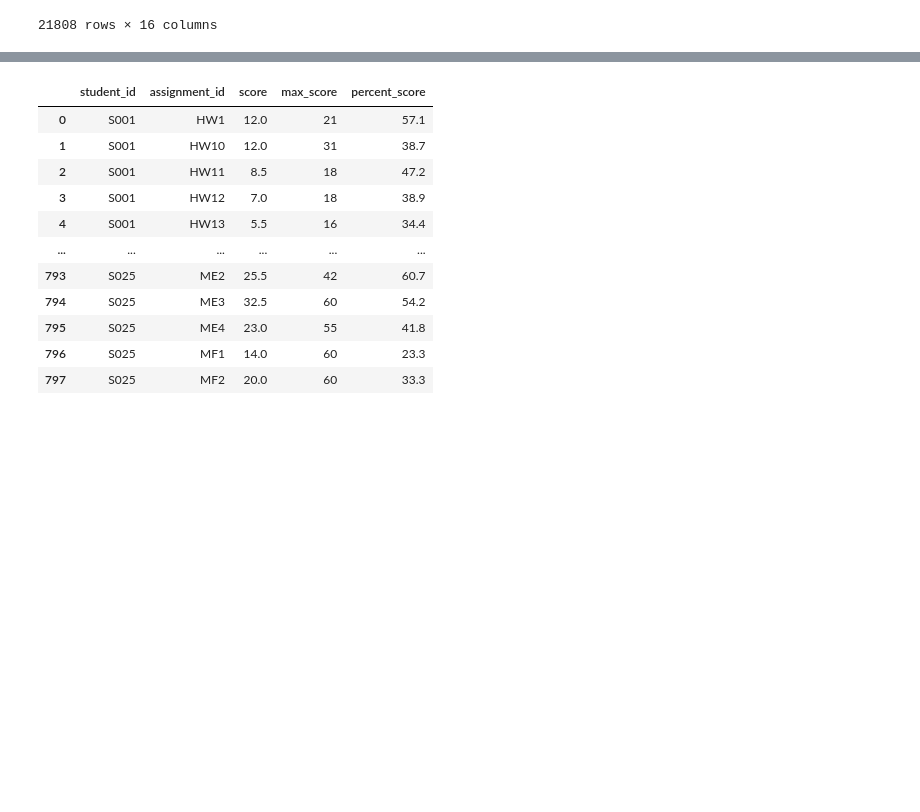
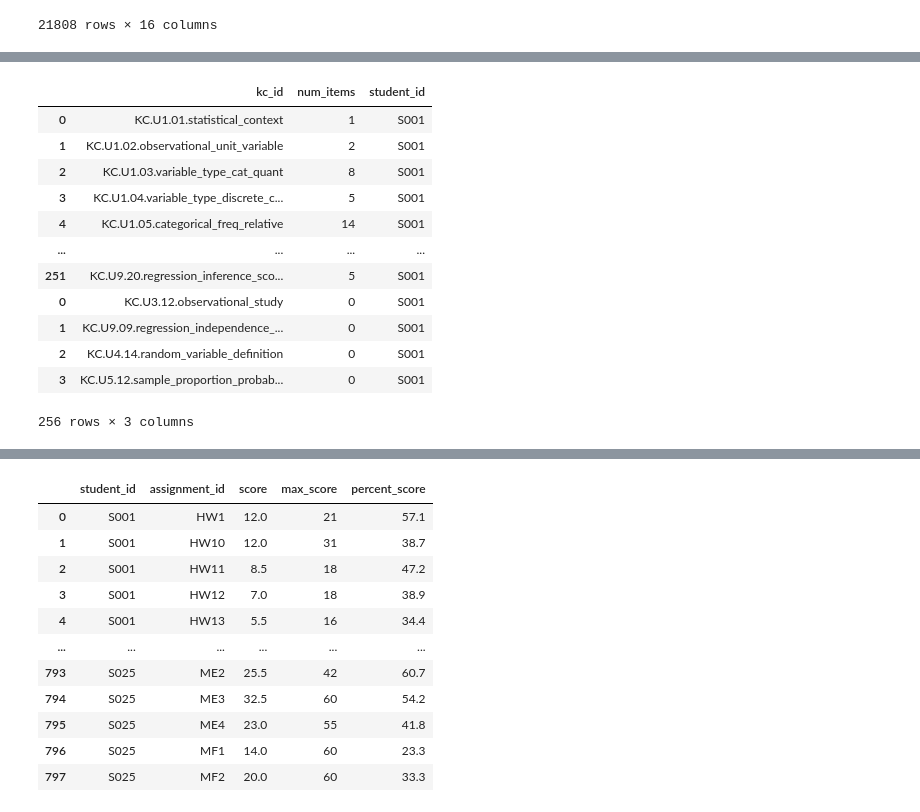
Before and after one commit to mailysg8/ai-student-progress-tracker, a Jupyter notebook: notebooks/initial_eda.ipynb, the cells around one changed output, grey strips where cells are left out. Drawn from its saved outputs; the diff is of its cells as text; code cells hidden in the pictures; blank space fills up the shorter version.

```diff
--- a/notebooks/initial_eda.ipynb
+++ b/notebooks/initial_eda.ipynb
@@ -166,0 +240,17 @@ kc_coverage = pd.read_csv('../data/raw/kc_coverage.csv')
+# %%
+def get_student_kc_coverage(student_id, student_observations, kc_coverage):
+    q_to_kc = (student_observations
+               .set_index('student_id')
+               .loc[student_id, ['assignment_id', 'observation_id', 'all_kc_ids']])
+    q_to_kc['kc_id'] = q_to_kc['all_kc_ids'].str.split('|')
+    q_to_kc = (q_to_kc
+               .explode('kc_id')
+               .reset_index()
+               .groupby('kc_id')
+               .agg(num_items=('assignment_id', 'count'))
+               .reset_index())
+
+    missing_kcs = set(kc_coverage) - set(q_to_kc['kc_id'])
+    q_to_kc = pd.concat([q_to_kc, pd.DataFrame({'kc_id': list(missing_kcs), 'num_items': 0})])
+    q_to_kc['student_id'] = student_id
+    return q_to_kc
@@ -166,0 +273,30 @@ kc_coverage = pd.read_csv('../data/raw/kc_coverage.csv')
+# %%
+get_student_kc_coverage('S001', student_observations, kc_coverage['kc_id'])
+q_to_kc
+kc_summary = pd.DataFrame({
+        'observation': ['nb_kc',
+                        'nb_skills',
+                        'nb_sub_skills',
+                        'max_obs_per_kc',
+                        'min_obs_per_kc'] ,
+        'value' : [kc_coverage['kc_id'].nunique(),
+                    4,
+                    18,
+                    kc_coverage['num_items'].max()*student_observations['student_id'].nunique(),
+                    kc_coverage['num_items'].min()*student_observations['student_id'].nunique()
+                    ]})
+q_to_kc
+# %% [output]
+|  | kc_id | num_items | student_id |
+| 0 | KC.U1.01.statistical_context | 1 | S001 |
+| 1 | KC.U1.02.observational_unit_variable | 2 | S001 |
+| 2 | KC.U1.03.variable_type_cat_quant | 8 | S001 |
+| 3 | KC.U1.04.variable_type_discrete_c... | 5 | S001 |
+| 4 | KC.U1.05.categorical_freq_relative | 14 | S001 |
+| ... | ... | ... | ... |
+| 251 | KC.U9.20.regression_inference_sco... | 5 | S001 |
+| 0 | KC.U3.12.observational_study | 0 | S001 |
+| 1 | KC.U9.09.regression_independence_... | 0 | S001 |
+| 2 | KC.U4.14.random_variable_definition | 0 | S001 |
+| 3 | KC.U5.12.sample_proportion_probab... | 0 | S001 |
+256 rows × 3 columns
```
Also changed, not shown: parts of 16 cells of this notebook, 9 other files.
